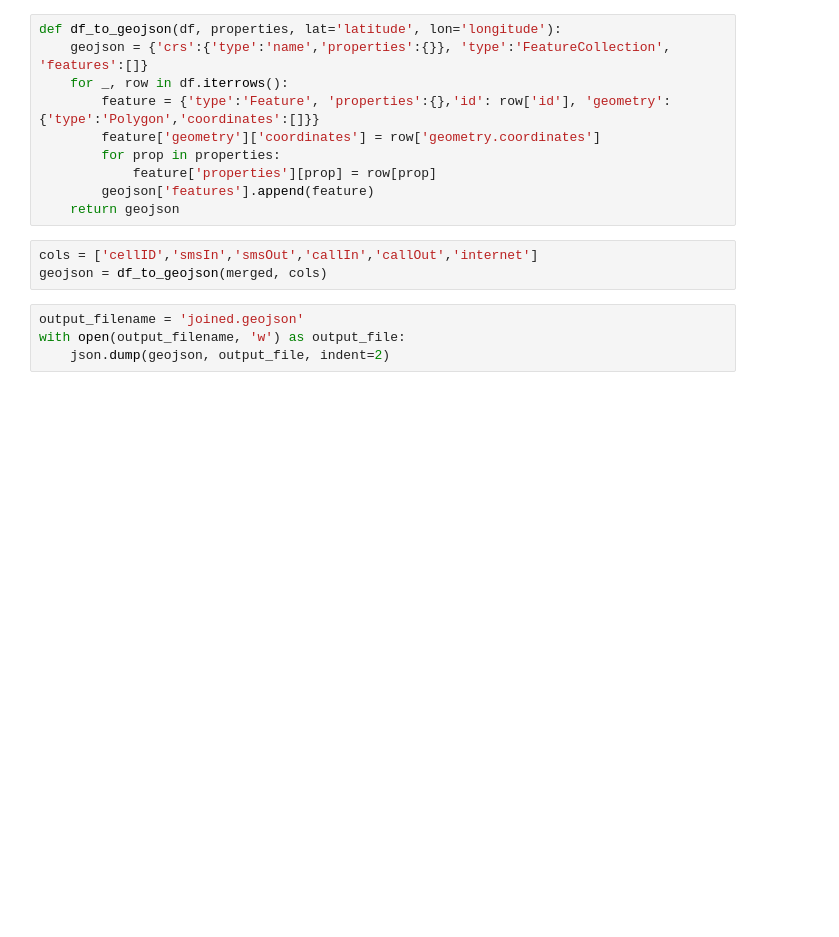
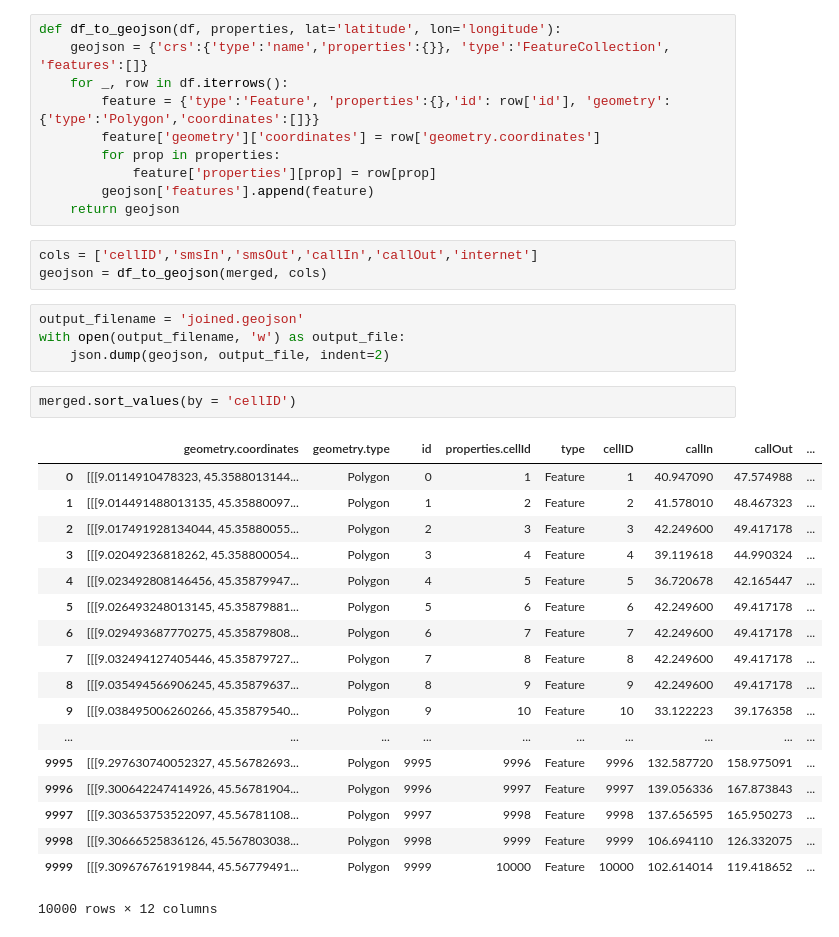
Before and after one commit to uwescience/DSSG2016-SensingTheCensus, a Jupyter notebook: src/notebooks/2016-06-22-cdr-experiments.ipynb, the cells around one changed output. Cells and saved outputs as stored; diff of their text form; blank space fills up the shorter version.

```diff
--- a/src/notebooks/2016-06-22-cdr-experiments.ipynb
+++ b/src/notebooks/2016-06-22-cdr-experiments.ipynb
@@ -118,3 +119,24 @@ geojson = df_to_geojson(merged, cols)
 output_filename = 'joined.geojson'
 with open(output_filename, 'w') as output_file:
     json.dump(geojson, output_file, indent=2)
+# %%
+merged.sort_values(by = 'cellID')
+# %% [output]
+|  | geometry.coordinates | geometry.type | id | properties.cellId | type | cellID | callIn | callOut | ... |
+| 0 | [[[9.0114910478323, 45.3588013144... | Polygon | 0 | 1 | Feature | 1 | 40.947090 | 47.574988 | ... |
+| 1 | [[[9.014491488013135, 45.35880097... | Polygon | 1 | 2 | Feature | 2 | 41.578010 | 48.467323 | ... |
+| 2 | [[[9.017491928134044, 45.35880055... | Polygon | 2 | 3 | Feature | 3 | 42.249600 | 49.417178 | ... |
+| 3 | [[[9.02049236818262, 45.358800054... | Polygon | 3 | 4 | Feature | 4 | 39.119618 | 44.990324 | ... |
+| 4 | [[[9.023492808146456, 45.35879947... | Polygon | 4 | 5 | Feature | 5 | 36.720678 | 42.165447 | ... |
+| 5 | [[[9.026493248013145, 45.35879881... | Polygon | 5 | 6 | Feature | 6 | 42.249600 | 49.417178 | ... |
+| 6 | [[[9.029493687770275, 45.35879808... | Polygon | 6 | 7 | Feature | 7 | 42.249600 | 49.417178 | ... |
+| 7 | [[[9.032494127405446, 45.35879727... | Polygon | 7 | 8 | Feature | 8 | 42.249600 | 49.417178 | ... |
+| 8 | [[[9.035494566906245, 45.35879637... | Polygon | 8 | 9 | Feature | 9 | 42.249600 | 49.417178 | ... |
+| 9 | [[[9.038495006260266, 45.35879540... | Polygon | 9 | 10 | Feature | 10 | 33.122223 | 39.176358 | ... |
+| ... | ... | ... | ... | ... | ... | ... | ... | ... | ... |
+| 9995 | [[[9.297630740052327, 45.56782693... | Polygon | 9995 | 9996 | Feature | 9996 | 132.587720 | 158.975091 | ... |
+| 9996 | [[[9.300642247414926, 45.56781904... | Polygon | 9996 | 9997 | Feature | 9997 | 139.056336 | 167.873843 | ... |
+| 9997 | [[[9.303653753522097, 45.56781108... | Polygon | 9997 | 9998 | Feature | 9998 | 137.656595 | 165.950273 | ... |
+| 9998 | [[[9.30666525836126, 45.567803038... | Polygon | 9998 | 9999 | Feature | 9999 | 106.694110 | 126.332075 | ... |
+| 9999 | [[[9.309676761919844, 45.56779491... | Polygon | 9999 | 10000 | Feature | 10000 | 102.614014 | 119.418652 | ... |
+10000 rows × 12 columns
```
Also changed, not shown: parts of 4 cells of this notebook, 4 other files.
